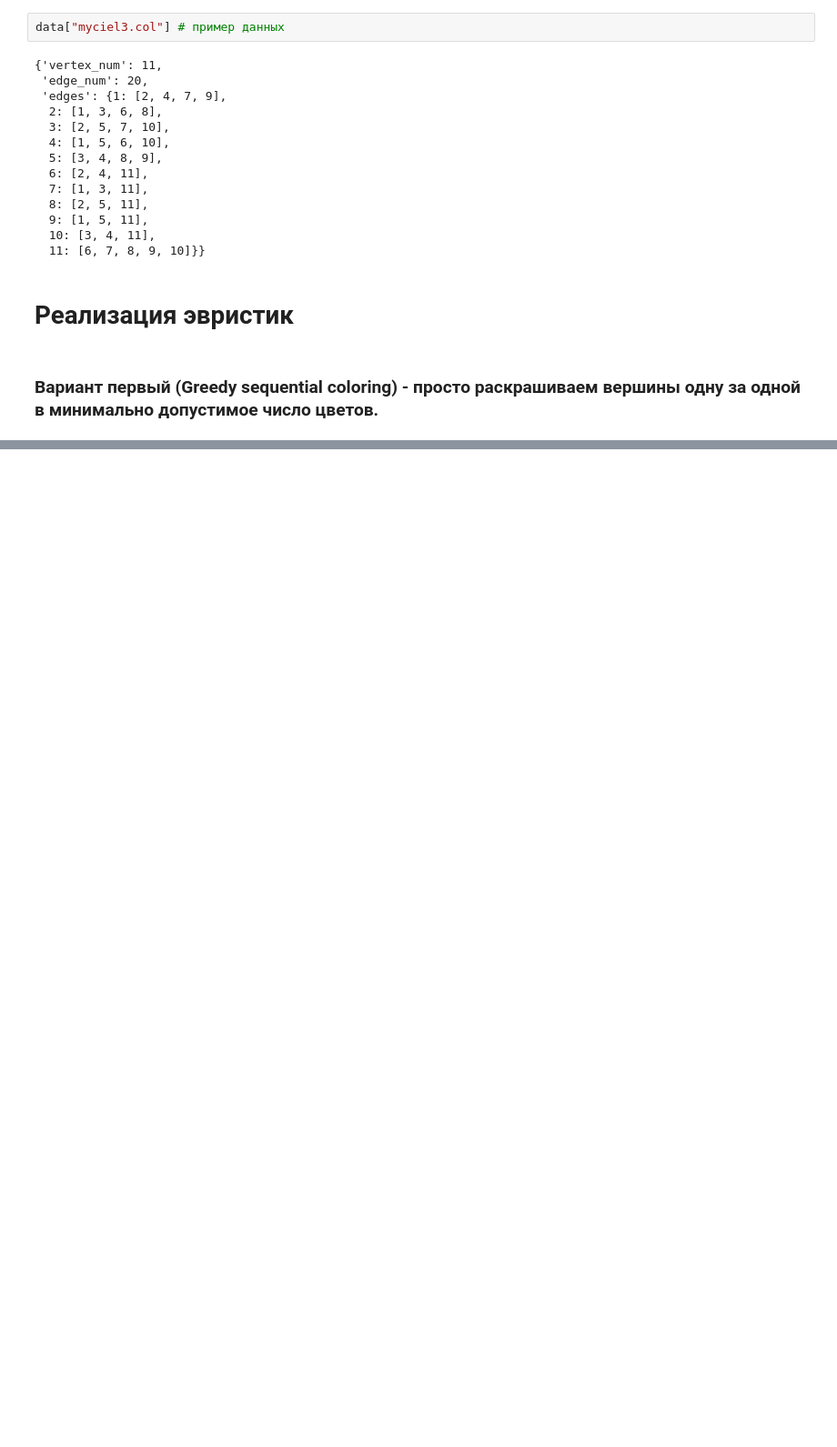
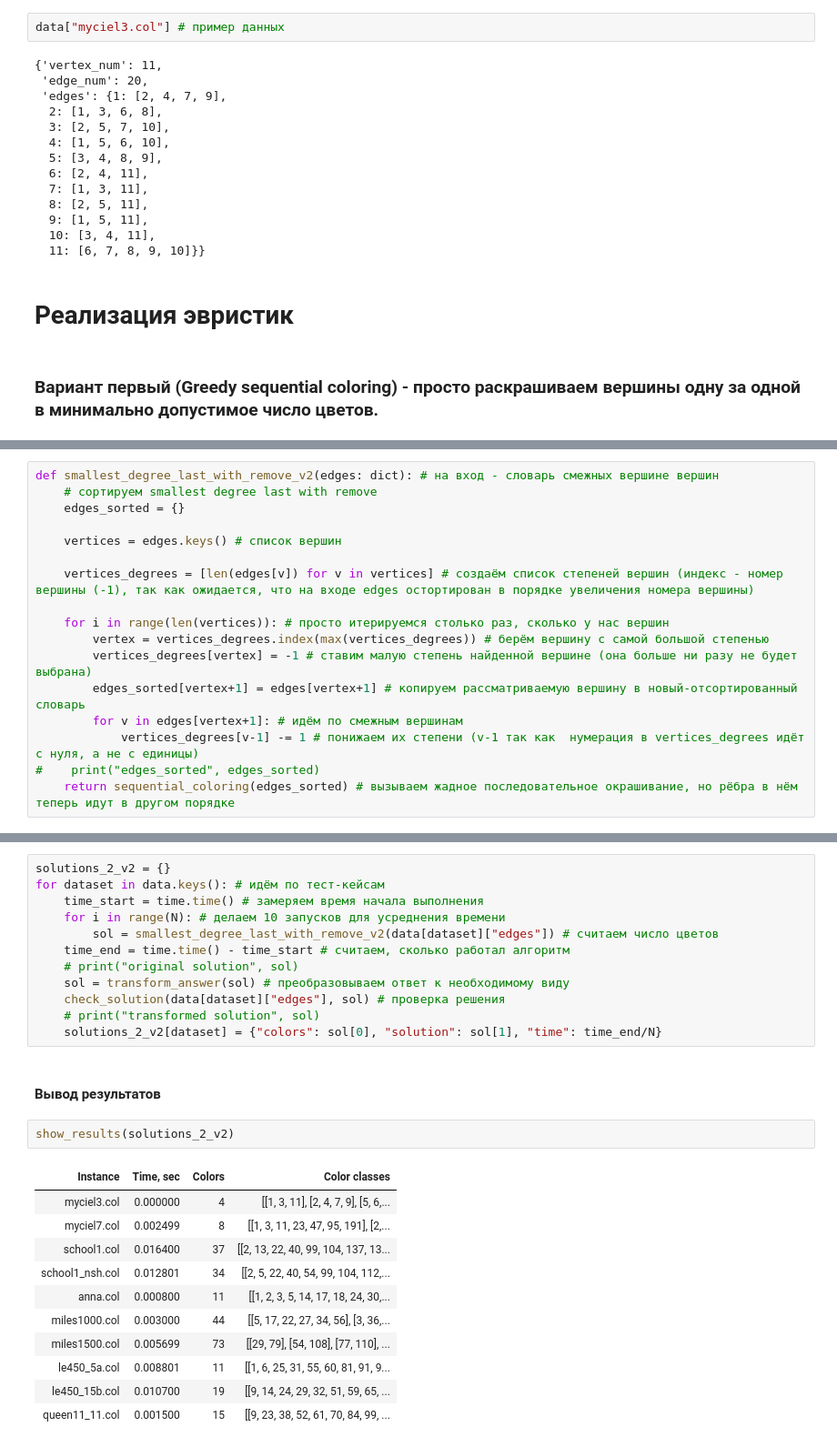
Before and after one commit to DenisKabanov/discrete_optimization_and_operations_research, a Jupyter notebook: lab1/task1.ipynb, the cells around one changed output, grey strips where cells are left out. Shown at 91% size. Cells and saved outputs as stored; diff of their text form; blank space fills up the shorter version.

```diff
--- a/lab1/task1.ipynb
+++ b/lab1/task1.ipynb
@@ -251,0 +229,17 @@ sequential_coloring(data["miles1500.col"]["edges"])
+# %%
+def smallest_degree_last_with_remove_v2(edges: dict): # на вход - словарь смежных вершине вершин
+    # сортируем smallest degree last with remove
+    edges_sorted = {}
+
+    vertices = edges.keys() # список вершин
+
+    vertices_degrees = [len(edges[v]) for v in vertices] # создаём список степеней вершин (индекс - номер вершины (-1), так как ожидается, что на входе edges остортирован в порядке увеличения номера вершины)
+
+    for i in range(len(vertices)): # просто итерируемся столько раз, сколько у нас вершин
+        vertex = vertices_degrees.index(max(vertices_degrees)) # берём вершину с самой большой степенью
+        vertices_degrees[vertex] = -1 # ставим малую степень найденной вершине (она больше ни разу не будет выбрана)
+        edges_sorted[vertex+1] = edges[vertex+1] # копируем рассматриваемую вершину в новый-отсортированный словарь
+        for v in edges[vertex+1]: # идём по смежным вершинам
+            vertices_degrees[v-1] -= 1 # понижаем их степени (v-1 так как  нумерация в vertices_degrees идёт с нуля, а не с единицы)
+#    print("edges_sorted", edges_sorted)
+    return sequential_coloring(edges_sorted) # вызываем жадное последовательное окрашивание, но рёбра в нём теперь идут в другом порядке
@@ -251,0 +274,28 @@ sequential_coloring(data["miles1500.col"]["edges"])
+# %%
+solutions_2_v2 = {}
+for dataset in data.keys(): # идём по тест-кейсам
+    time_start = time.time() # замеряем время начала выполнения
+    for i in range(N): # делаем 10 запусков для усреднения времени
+        sol = smallest_degree_last_with_remove_v2(data[dataset]["edges"]) # считаем число цветов
+    time_end = time.time() - time_start # считаем, сколько работал алгоритм
+    # print("original solution", sol)
+    sol = transform_answer(sol) # преобразовываем ответ к необходимому виду
+    check_solution(data[dataset]["edges"], sol) # проверка решения
+    # print("transformed solution", sol)
+    solutions_2_v2[dataset] = {"colors": sol[0], "solution": sol[1], "time": time_end/N}
+# %% [markdown]
+#### Вывод результатов
+# %%
+show_results(solutions_2_v2)
+# %% [output]
+| Instance | Time, sec | Colors | Color classes |
+| myciel3.col | 0.000000 | 4 | [[1, 3, 11], [2, 4, 7, 9], [5, 6,... |
+| myciel7.col | 0.002499 | 8 | [[1, 3, 11, 23, 47, 95, 191], [2,... |
+| school1.col | 0.016400 | 37 | [[2, 13, 22, 40, 99, 104, 137, 13... |
+| school1_nsh.col | 0.012801 | 34 | [[2, 5, 22, 40, 54, 99, 104, 112,... |
+| anna.col | 0.000800 | 11 | [[1, 2, 3, 5, 14, 17, 18, 24, 30,... |
+| miles1000.col | 0.003000 | 44 | [[5, 17, 22, 27, 34, 56], [3, 36,... |
+| miles1500.col | 0.005699 | 73 | [[29, 79], [54, 108], [77, 110], ... |
+| le450_5a.col | 0.008801 | 11 | [[1, 6, 25, 31, 55, 60, 81, 91, 9... |
+| le450_15b.col | 0.010700 | 19 | [[9, 14, 24, 29, 32, 51, 59, 65, ... |
+| queen11_11.col | 0.001500 | 15 | [[9, 23, 38, 52, 61, 70, 84, 99, ... |
```
Also changed, not shown: parts of 50 cells of this notebook, 11 other files.
